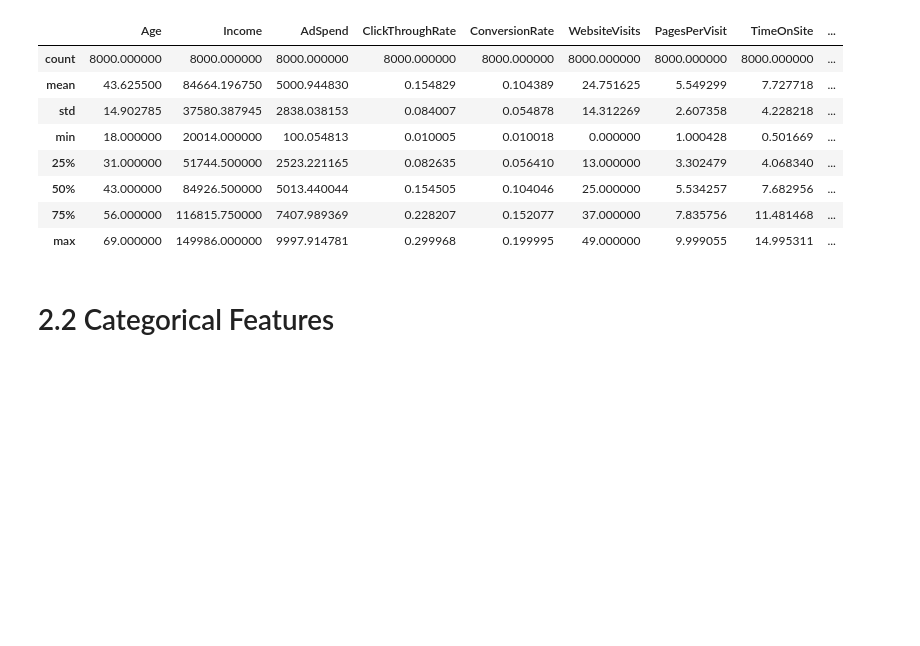
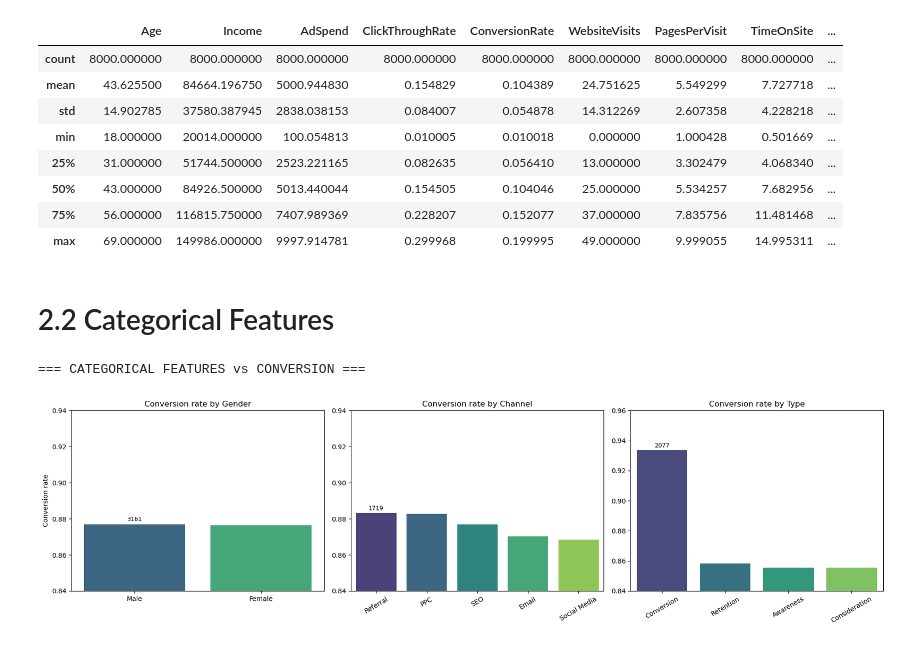
Before and after one commit to victorhrls/Digital-Marketing-Conversion, a Jupyter notebook: ab_test_eda.ipynb, the cells around one changed output. Drawn from its saved outputs; the diff is of its cells as text; code cells hidden in the pictures; blank space fills up the shorter version.

```diff
--- a/ab_test_eda.ipynb
+++ b/ab_test_eda.ipynb
@@ -159,0 +163,62 @@ nums = len(cat_features)
+# %%
+print("=== CATEGORICAL FEATURES vs CONVERSION ===\n")
+
+
+def conv_summary(df, col):
+    grp = df.groupby(col)['Conversion']
+    return pd.DataFrame({
+        'Count': grp.size(),
+        'Conversion_Rate': grp.mean()
+    }).reset_index().sort_values('Conversion_Rate', ascending=False)
+
+gender_stats   = conv_summary(dataset, 'Gender')
+channel_stats  = conv_summary(dataset, 'CampaignChannel')
+type_stats     = conv_summary(dataset, 'CampaignType')
+
+fig, axes = plt.subplots(1, 3, figsize=(18,5))
+
+# 1) Gender
+sns.barplot(data=gender_stats, x='Gender', y='Conversion_Rate',
+            ax=axes[0], palette='viridis')
+axes[0].set_title('Conversion rate by Gender')
+axes[0].set_ylabel('Conversion rate')
+axes[0].set_xlabel('')
+axes[0].set_ylim(0.84, 0.94)  # zoom
+for bar, (_, row) in zip(axes[0].containers[0], gender_stats.iterrows()):
+    x = bar.get_x() + bar.get_width()/2
+    y = bar.get_height()
+    axes[0].text(x, y + 0.001, f"{row['Count']}",
+                 ha='center', va='bottom', fontsize=9)
+# 2) CampaignChannel
+sns.barplot(data=channel_stats, x='CampaignChannel', y='Conversion_Rate',
+            ax=axes[1], palette='viridis')
+axes[1].set_title('Conversion rate by Channel')
+axes[1].set_ylabel('')
+axes[1].set_xlabel('')
+axes[1].set_ylim(0.84, 0.94)
+axes[1].set_xticklabels(axes[1].get_xticklabels(), rotation=30)
+for bar, (_, row) in zip(axes[1].containers[0], channel_stats.iterrows()):
+    x = bar.get_x() + bar.get_width()/2
+    y = bar.get_height()
+    axes[1].text(x, y + 0.001, f"{row['Count']}",
+                 ha='center', va='bottom', fontsize=9)
+
+# 3) CampaignType
+sns.barplot(data=type_stats, x='CampaignType', y='Conversion_Rate',
+            ax=axes[2], palette='viridis')
+axes[2].set_title('Conversion rate by Type')
+axes[2].set_ylabel('')
+axes[2].set_xlabel('')
+axes[2].set_ylim(0.84, 0.96)
+axes[2].set_xticklabels(axes[2].get_xticklabels(), rotation=30)
+for bar, (_, row) in zip(axes[2].containers[0], type_stats.iterrows()):
+    x = bar.get_x() + bar.get_width()/2
+    y = bar.get_height()
+    axes[2].text(x, y + 0.001, f"{row['Count']}",
+                 ha='center', va='bottom', fontsize=9)
+
+plt.tight_layout()
+plt.show()
+# %% [output]
+=== CATEGORICAL FEATURES vs CONVERSION ===
+[figure, added]
```
Also changed, not shown: parts of 8 cells of this notebook.
